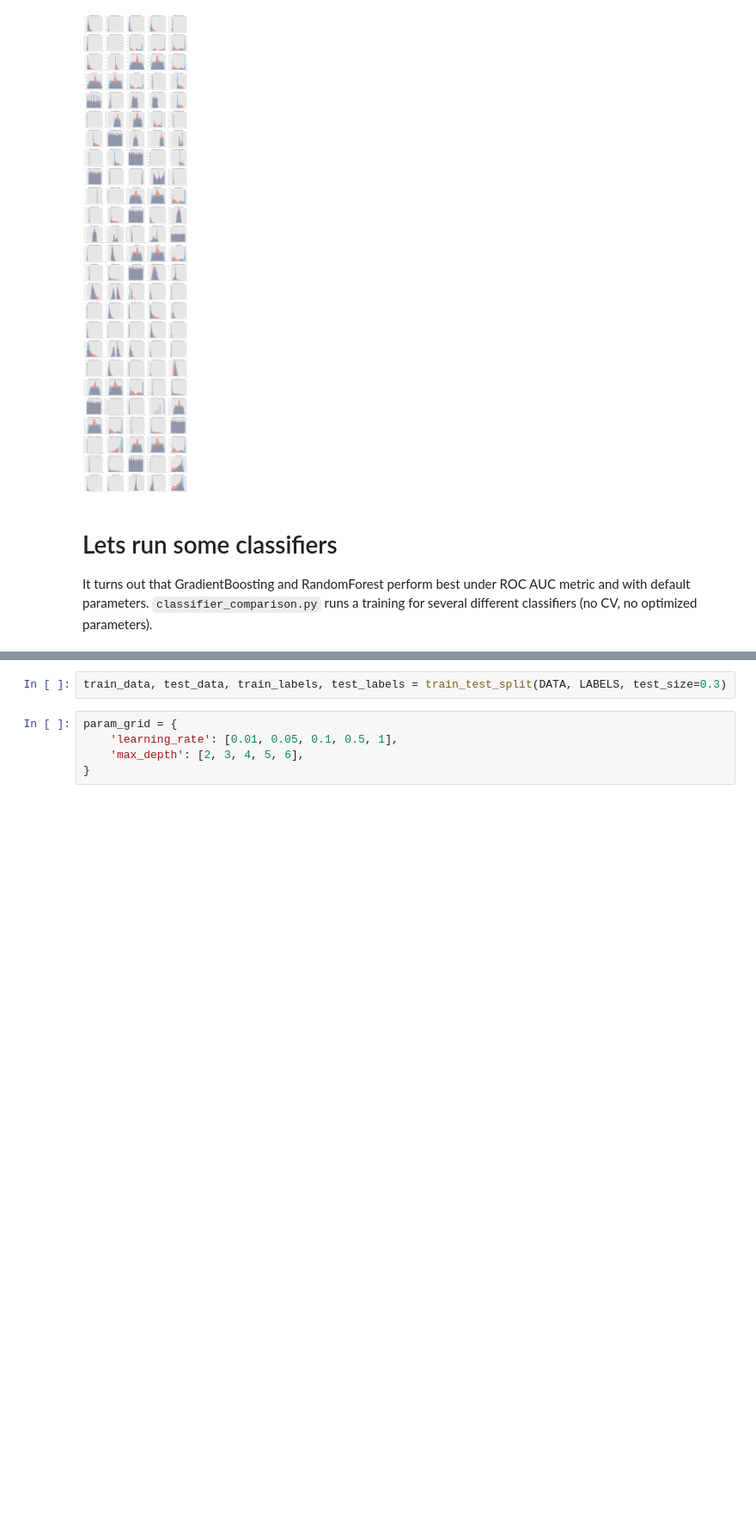
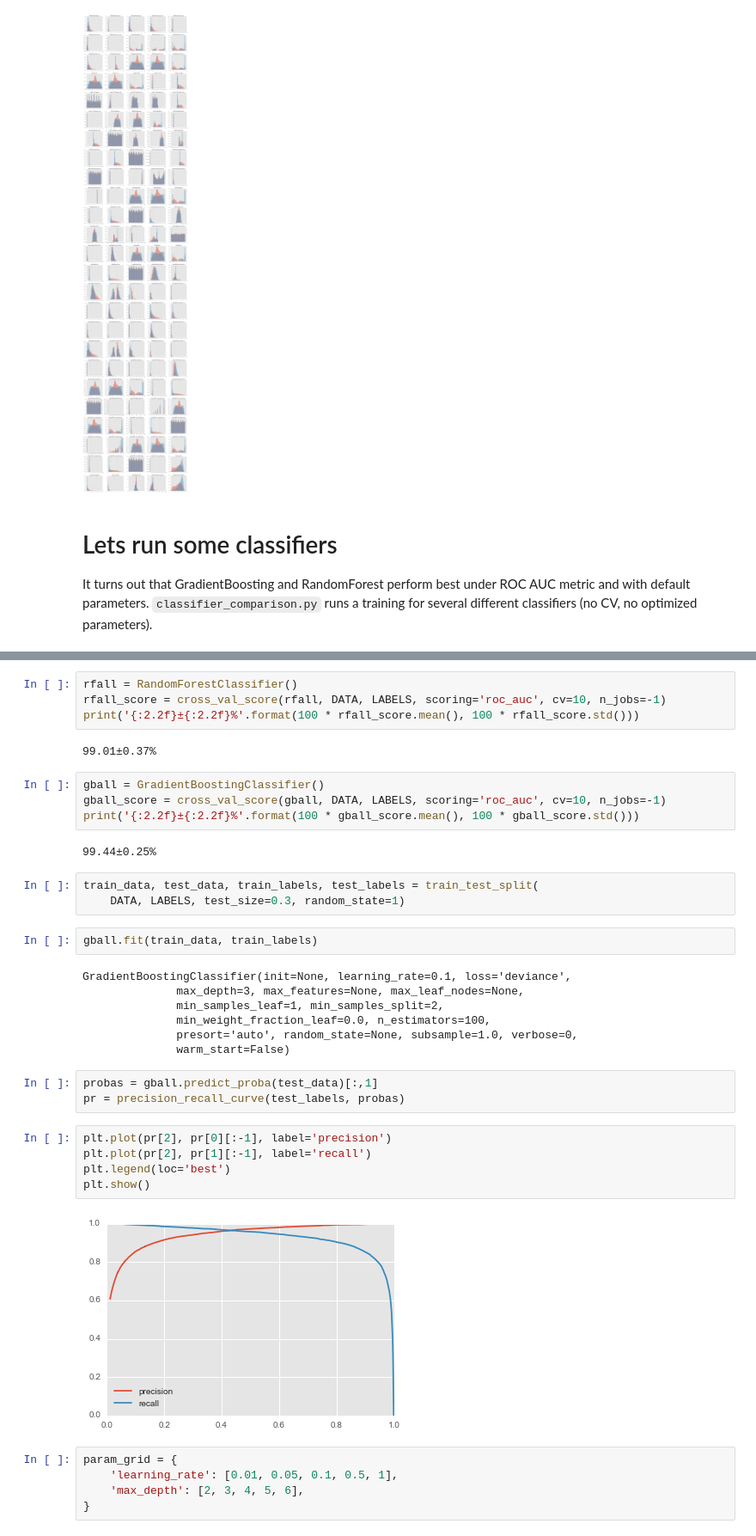
Before and after one commit to bixel/FP14, a Jupyter notebook: IceCube-Lehrstuhlversuch-E5b/Analysis.ipynb, the cells around one changed output, grey strips where cells are left out. Shown at 86% size. Cells and saved outputs as stored; diff of their text form; blank space fills up the shorter version.

```diff
--- a/IceCube-Lehrstuhlversuch-E5b/Analysis.ipynb
+++ b/IceCube-Lehrstuhlversuch-E5b/Analysis.ipynb
@@ -80,5 +88,37 @@ gb = GradientBoostingClassifier()
+# %%
+rfall = RandomForestClassifier()
+rfall_score = cross_val_score(rfall, DATA, LABELS, scoring='roc_auc', cv=10, n_jobs=-1)
+print('{:2.2f}±{:2.2f}%'.format(100 * rfall_score.mean(), 100 * rfall_score.std()))
+# %% [output]
+99.01±0.37%
+# %%
+gball = GradientBoostingClassifier()
+gball_score = cross_val_score(gball, DATA, LABELS, scoring='roc_auc', cv=10, n_jobs=-1)
+print('{:2.2f}±{:2.2f}%'.format(100 * gball_score.mean(), 100 * gball_score.std()))
+# %% [output]
+99.44±0.25%
 # %%
-train_data, test_data, train_labels, test_labels = train_test_split(DATA, LABELS, test_size=0.3)
+train_data, test_data, train_labels, test_labels = train_test_split(
+    DATA, LABELS, test_size=0.3, random_state=1)
+# %%
+gball.fit(train_data, train_labels)
+# %% [output]
+GradientBoostingClassifier(init=None, learning_rate=0.1, loss='deviance',
+              max_depth=3, max_features=None, max_leaf_nodes=None,
+              min_samples_leaf=1, min_samples_split=2,
+              min_weight_fraction_leaf=0.0, n_estimators=100,
+              presort='auto', random_state=None, subsample=1.0, verbose=0,
+              warm_start=False)
+# %%
+probas = gball.predict_proba(test_data)[:,1]
+pr = precision_recall_curve(test_labels, probas)
+# %%
+plt.plot(pr[2], pr[0][:-1], label='precision')
+plt.plot(pr[2], pr[1][:-1], label='recall')
+plt.legend(loc='best')
+plt.show()
+# %% [output]
+[figure, added]
 # %%
 param_grid = {
     'learning_rate': [0.01, 0.05, 0.1, 0.5, 1],
```
Also changed, not shown: parts of 12 cells of this notebook, 4 other files.
